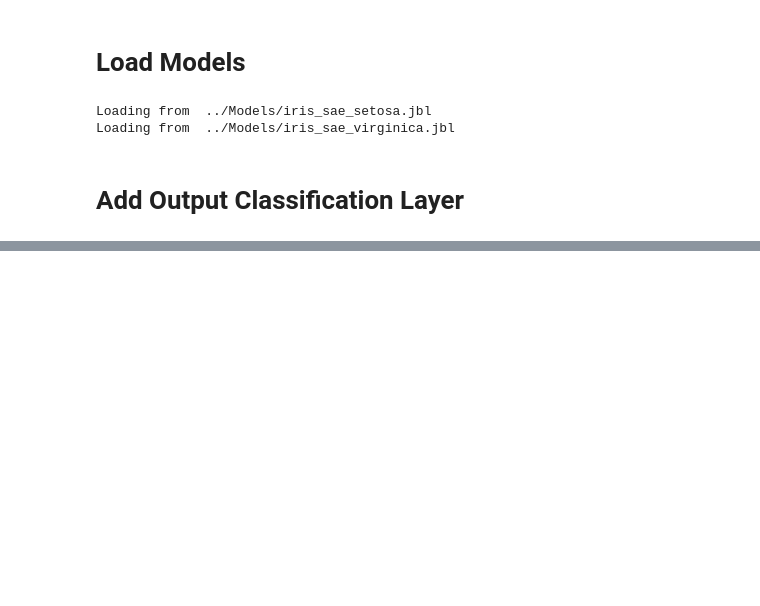
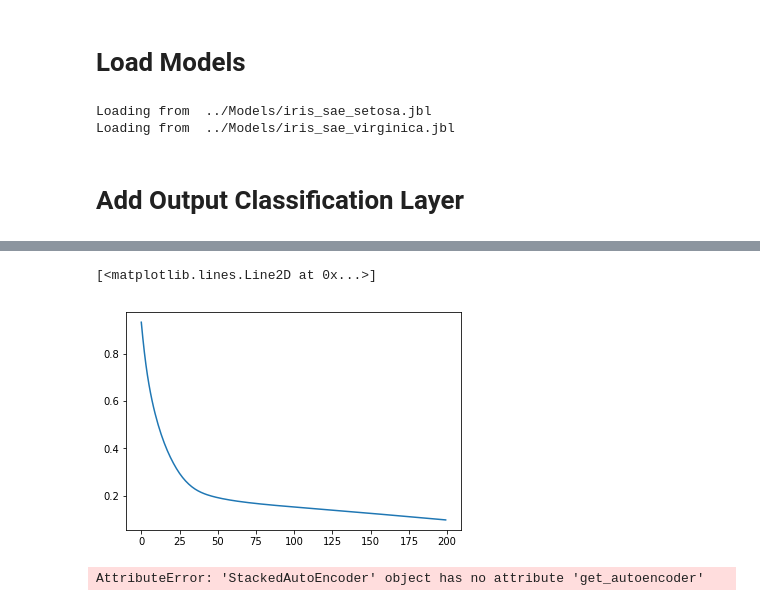
Before and after one commit to tciodaro/lps_sonar, a Jupyter notebook: ipynb/Classification/TEST_StackedAutoEncoder_NeuralNetClassifier.ipynb, the cells around one changed output, grey strips where cells are left out. Drawn from its saved outputs; the diff is of its cells as text; code cells hidden in the pictures; blank space fills up the shorter version.

```diff
--- a/ipynb/Classification/TEST_StackedAutoEncoder_NeuralNetClassifier.ipynb
+++ b/ipynb/Classification/TEST_StackedAutoEncoder_NeuralNetClassifier.ipynb
@@ -47,3 +64,13 @@ Loading from  ../Models/iris_sae_setosa.jbl
 Loading from  ../Models/iris_sae_virginica.jbl
 # %% [markdown]
 # Add Output Classification Layer
+# %%
+print autoencoders['setosa'].encode(data[0:1])
+s = scalers['setosa'].scale_
+m = scalers['setosa'].mean_
+W = encoders['setosa'].layers[0].get_weights()[0]
+B = encoders['setosa'].layers[0].get_weights()[1]
+encoders['setosa'].layers[0].set_weights( (W / s.reshape((s.shape[0],1)), B - np.dot(W.T,(m/s))))
+#enc = backend.function([encoders['setosa'].layers[0].input],[encoders['setosa'].layers[-1].output])
+enc = backend.function([encoders['setosa'].layers[0].get_input_at(0)],[encoders['setosa'].layers[-1].get_output_at(0)])
+print enc([data[0:1]])[0]
@@ -49,0 +99,33 @@ Loading from  ../Models/iris_sae_virginica.jbl
+# %%
+# Incorporate Scaling to the first layer of each encoder
+for cls in class_names:
+    s = scalers[cls].scale_
+    m = scalers[cls].mean_
+    W = encoders[cls].layers[0].get_weights()[0]
+    B = encoders[cls].layers[0].get_weights()[1]
+    encoders[cls].layers[0].set_weights((W / s.reshape((s.shape[0],1)), B - np.dot(W.T,(m/s))))
+
+common_input = layers.Input(shape = [data.shape[1]])
+graph_a = common_input
+for lay in encoders['setosa'].layers:
+    lay.name = 'setosa_' + lay.name
+    lay.trainable = False
+    graph_a = lay(graph_a)
+graph_b = common_input
+for lay in encoders['virginica'].layers:
+    lay.name = 'virginica_' + lay.name
+    lay.trainable = False
+    graph_b = lay(graph_b)
+
+merge_layer = layers.concatenate([graph_a, graph_b], axis=1)
+hidden_layer = layers.Dense(10, activation='tanh')(merge_layer)
+out_layer = layers.Dense(one_hot_target.shape[1], activation='tanh')(hidden_layer)
+new_model = models.Model(inputs=[common_input], outputs=out_layer)
+opt = optimizers.Adam(lr=0.01, beta_1=0.9, beta_2=0.999, epsilon=1e-08)
+new_model.compile(loss='mean_squared_error', optimizer=opt)
+
+trn_desc = new_model.fit(data, one_hot_target,
+                         epochs = 200,
+                         batch_size = 100,
+                         verbose = False,
+                         shuffle=False)
@@ -49,0 +149,9 @@ Loading from  ../Models/iris_sae_virginica.jbl
+# %%
+plt.plot(trn_desc.epoch, trn_desc.history['loss'], '-')
+# %% [output]
+[<matplotlib.lines.Line2D at 0x...>]
+[figure, added]
+# %%
+x.get_auto_encoder
+# %% [output]
+AttributeError: 'StackedAutoEncoder' object has no attribute 'get_autoencoder'
```
Also changed, not shown: parts of 8 cells of this notebook, 10 other files.
